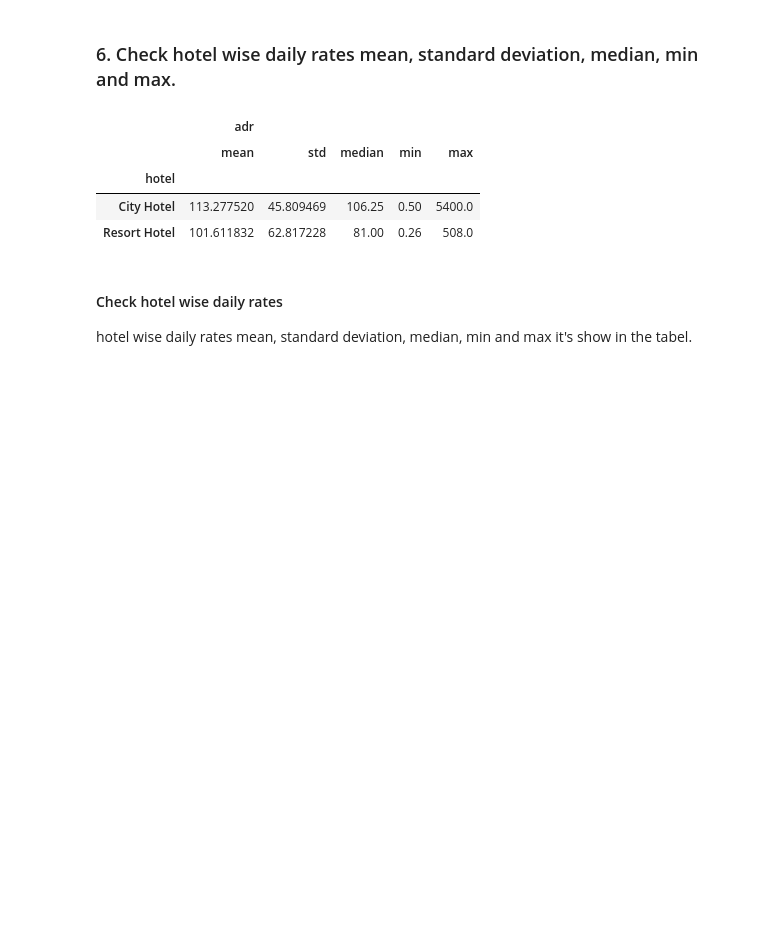
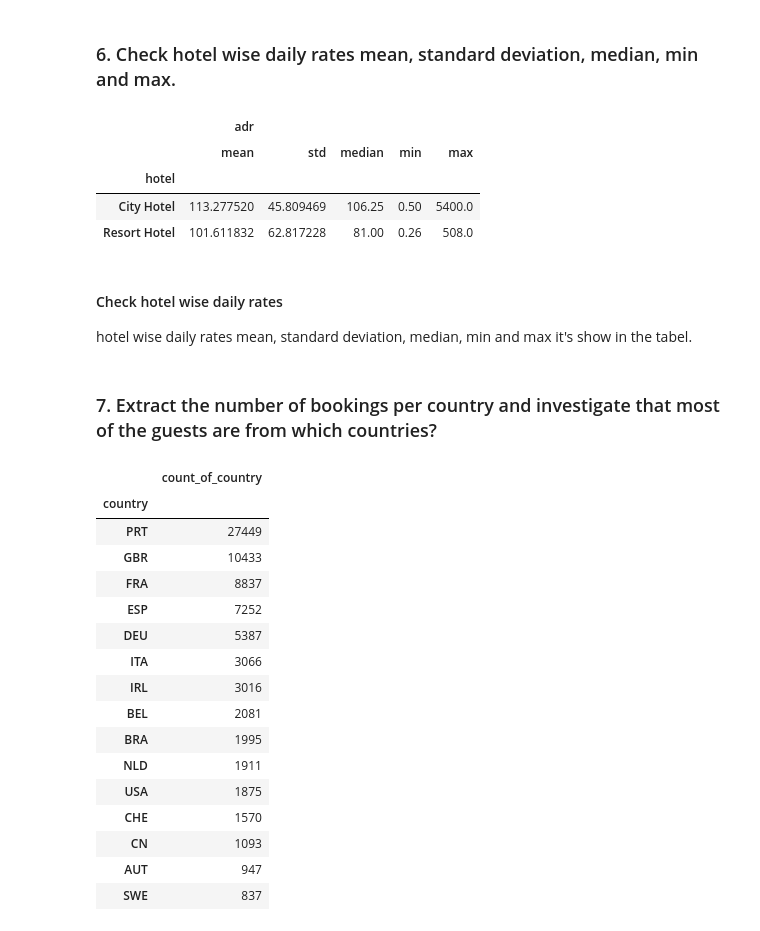
Before and after one commit to AliMSHGH/Hotel-_Bookings_Analysis, a Jupyter notebook: Hotel-_Bookings_Analysis.ipynb, the cells around one changed output. Saved outputs shown, nothing was run; the diff lists cells and outputs as text; code cells hidden in the pictures; blank space fills up the shorter version.

```diff
--- a/Hotel-_Bookings_Analysis.ipynb
+++ b/Hotel-_Bookings_Analysis.ipynb
@@ -1067,3 +1067,32 @@ hotel_wise_daily_rates_02
 #### Check hotel wise daily rates
 
 hotel wise daily rates mean, standard deviation, median, min and max it's show in the tabel.
+# %% [markdown]
+### 7. Extract the number of bookings per country and investigate that most of the guests are from which countries?
+# %%
+different_contry= df.groupby(["country"],observed=False)\
+    .agg({"country" :  'count' })\
+        .rename({"country": "count_of_country"}, axis="columns")
+
+different_contry= different_contry.sort_values("count_of_country",ascending=False)
+
+different_contry_head_15= different_contry.head(15)
+different_contry_head_15
+# %% [output]
+|  | count_of_country |
+| country |  |
+| PRT | 27449 |
+| GBR | 10433 |
+| FRA | 8837 |
+| ESP | 7252 |
+| DEU | 5387 |
+| ITA | 3066 |
+| IRL | 3016 |
+| BEL | 2081 |
+| BRA | 1995 |
+| NLD | 1911 |
+| USA | 1875 |
+| CHE | 1570 |
+| CN | 1093 |
+| AUT | 947 |
+| SWE | 837 |
```
Also changed, not shown: parts of 4 cells of this notebook.
